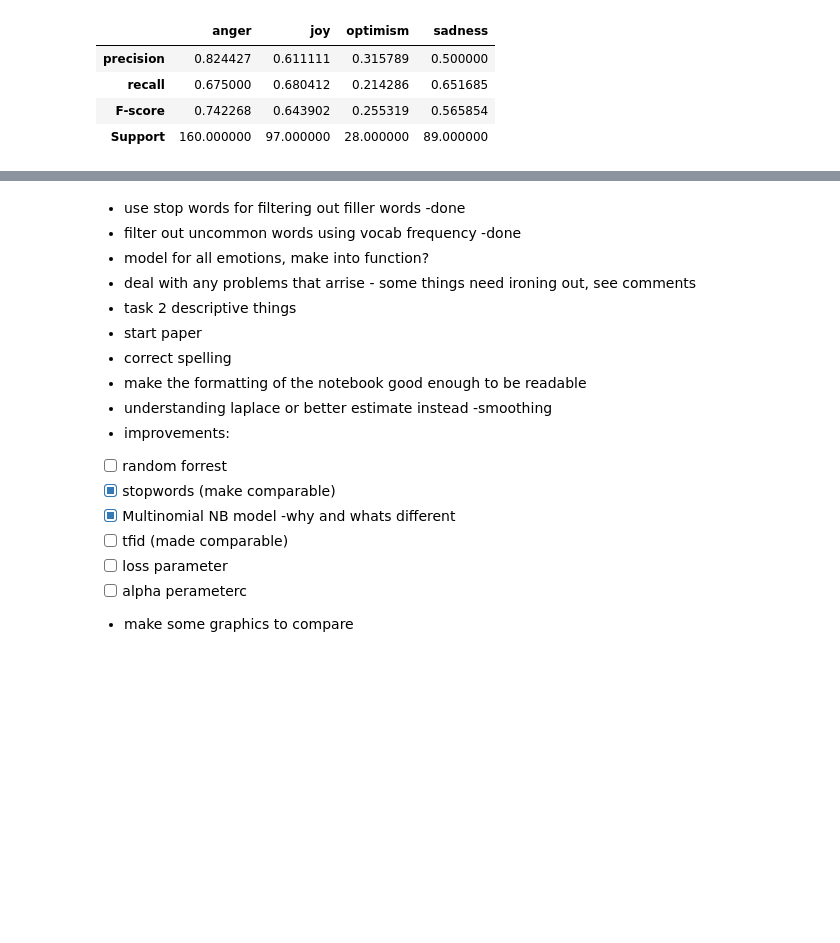
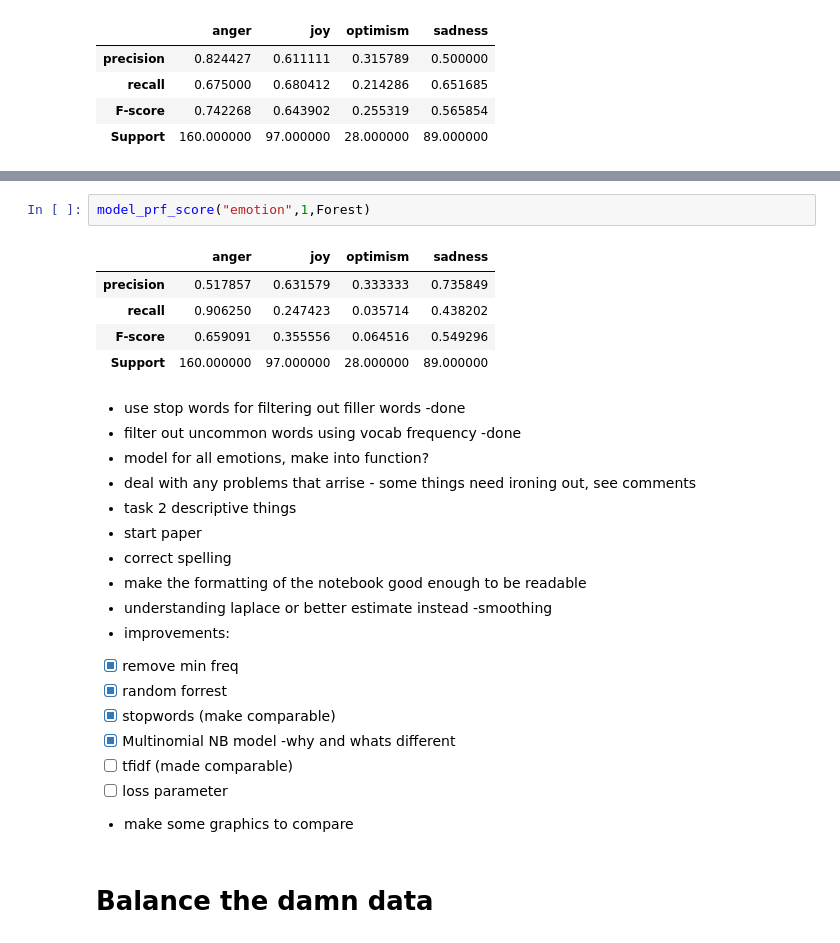
Before and after one commit to jonas-mika/twitter-hatespeech-detection, a Jupyter notebook: notebooks/project4.ipynb, the cells around one changed output, grey strips where cells are left out. Saved outputs shown, nothing was run; the diff lists cells and outputs as text; blank space fills up the shorter version.

```diff
--- a/notebooks/project4.ipynb
+++ b/notebooks/project4.ipynb
@@ -941,3 +973,11 @@ model_prf_score("emotion",1,baseline)
+# %%
+model_prf_score("emotion",1,Forest)
+# %% [output]
+|  | anger | joy | optimism | sadness |
+| precision | 0.517857 | 0.631579 | 0.333333 | 0.735849 |
+| recall | 0.906250 | 0.247423 | 0.035714 | 0.438202 |
+| F-score | 0.659091 | 0.355556 | 0.064516 | 0.549296 |
+| Support | 160.000000 | 97.000000 | 28.000000 | 89.000000 |
 # %% [markdown]
 * use stop words for filtering out filler words -done
 * filter out uncommon words using vocab frequency -done
@@ -949,13 +989,16 @@ model_prf_score("emotion",1,baseline)
 * make the formatting of the notebook good enough to be readable
 * understanding laplace or better estimate instead -smoothing
 * improvements:
-- [ ] random forrest
+
+- [x] remove min freq
+- [x] random forrest
 - [x] stopwords (make comparable)
 - [x] Multinomial NB model -why and whats different
-- [ ] tfid (made comparable)
+- [ ] tfidf (made comparable)
 - [ ] loss parameter
-- [ ] alpha perameterc
 * make some graphics to compare
+# %% [markdown]
+# Balance the damn data
 # %% [markdown]
 <a style='text-decoration:none;line-height:16px;display:flex;color:#5B5B62;padding:10px;justify-content:end;' href='https://deepnote.com?utm_source=created-in-deepnote-cell&projectId=7ea65742-831a-48cd-9d56-a22e1ed66c7b' target="_blank">
 <img alt='Created in deepnote.com' style='display:inline;max-height:16px;margin:0px;margin-right:7.5px;' src='embedded-picture-1' > </img>
```
Also changed, not shown: parts of 11 cells of this notebook.
